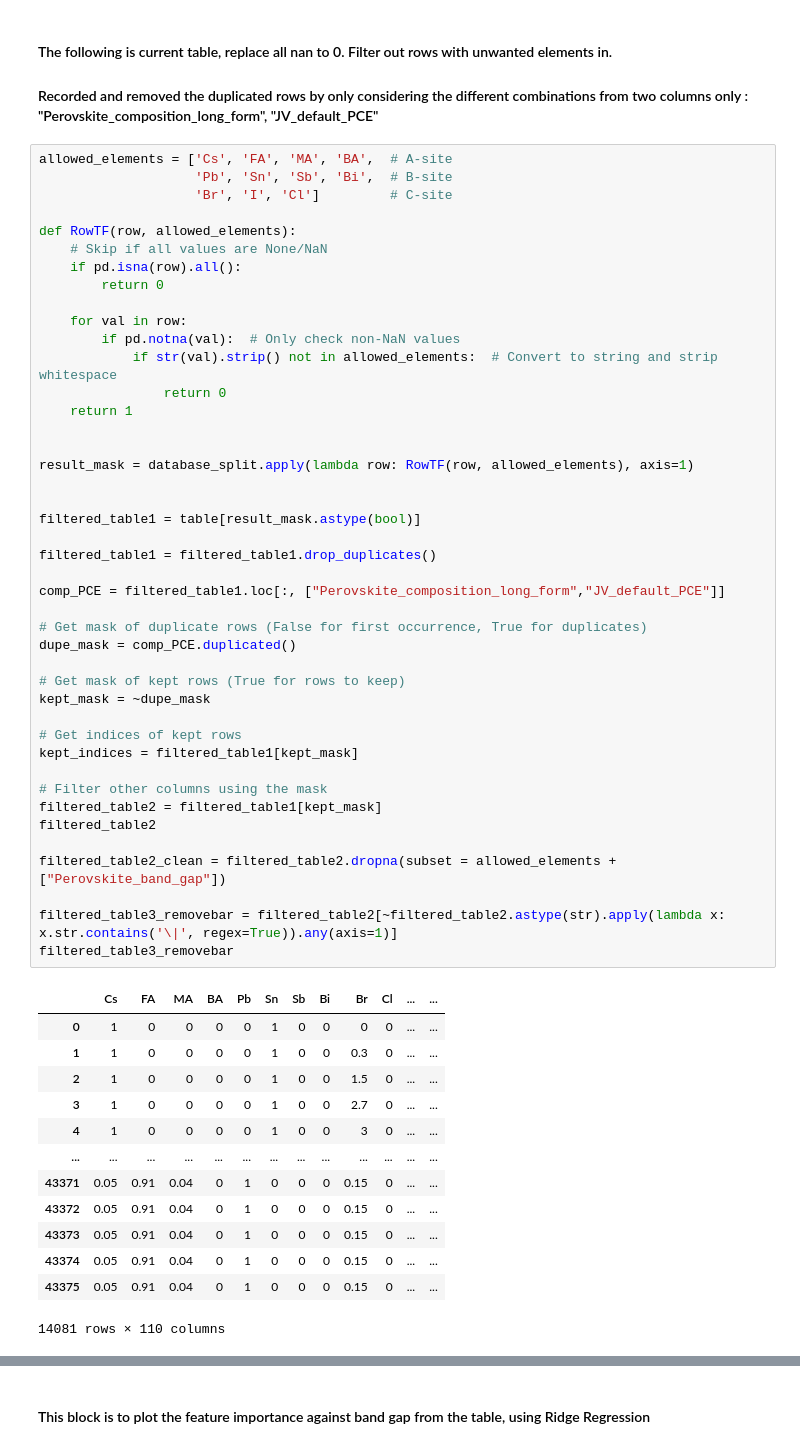
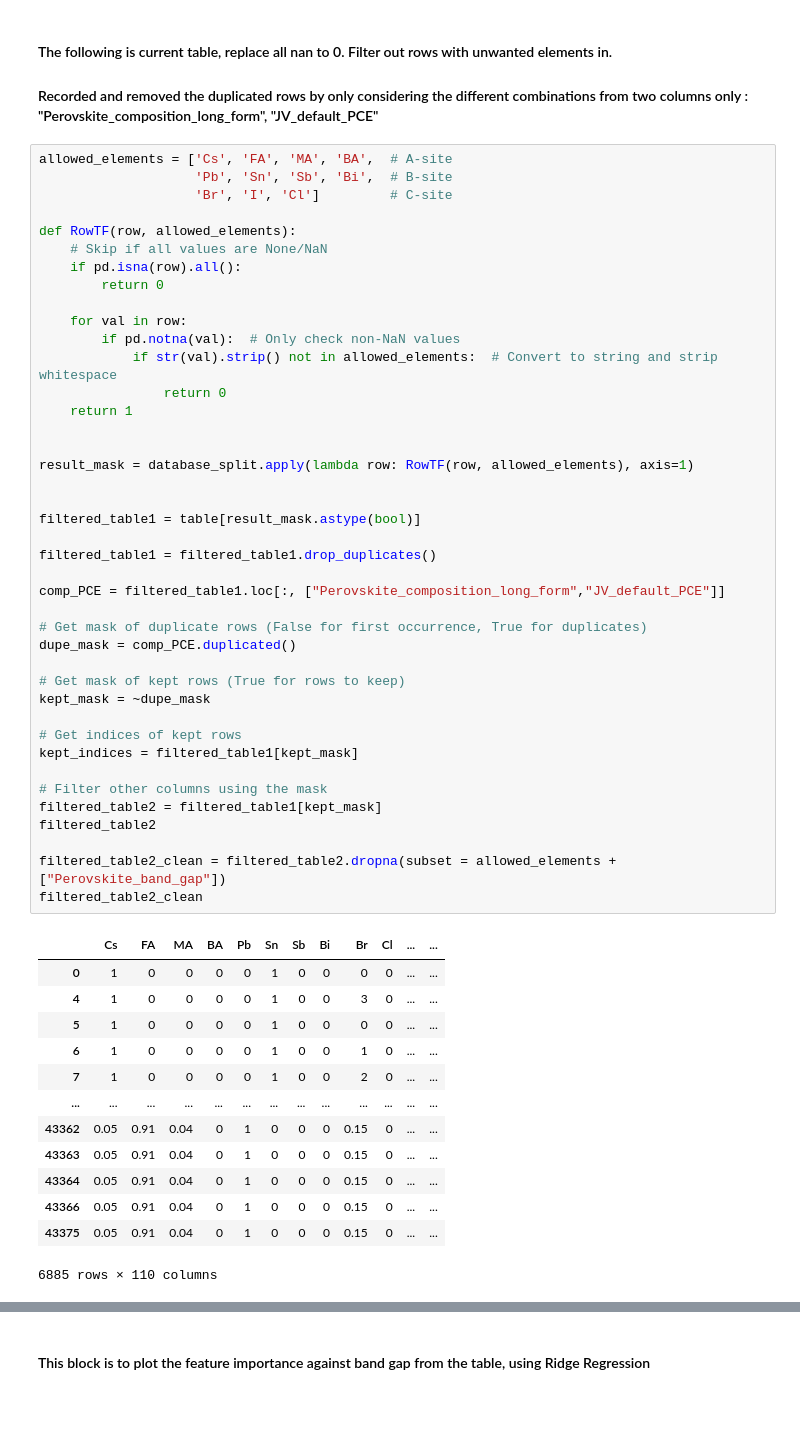
Before and after one commit to drcgreenland/PerovskiteML_project, a Jupyter notebook: replicating.ipynb, the cells around one changed output, grey strips where cells are left out. Saved outputs shown, nothing was run; the diff lists cells and outputs as text; blank space fills up the shorter version.

```diff
--- a/replicating.ipynb
+++ b/replicating.ipynb
@@ -414,44 +414,42 @@ def RowTF(row, allowed_elements):
                 return 0
     return 1
 
 
 result_mask = database_split.apply(lambda row: RowTF(row, allowed_elements), axis=1)
 
 
 filtered_table1 = table[result_mask.astype(bool)]
 
 filtered_table1 = filtered_table1.drop_duplicates()
 
 comp_PCE = filtered_table1.loc[:, ["Perovskite_composition_long_form","JV_default_PCE"]]
 
 # Get mask of duplicate rows (False for first occurrence, True for duplicates)
 dupe_mask = comp_PCE.duplicated()
 
 # Get mask of kept rows (True for rows to keep)
 kept_mask = ~dupe_mask
 
 # Get indices of kept rows
 kept_indices = filtered_table1[kept_mask]
 
 # Filter other columns using the mask
 filtered_table2 = filtered_table1[kept_mask]
 filtered_table2
 
 filtered_table2_clean = filtered_table2.dropna(subset = allowed_elements + ["Perovskite_band_gap"])
-
-filtered_table3_removebar = filtered_table2[~filtered_table2.astype(str).apply(lambda x: x.str.contains('\|', regex=True)).any(axis=1)]
-filtered_table3_removebar
+filtered_table2_clean
 # %% [output]
 |  | Cs | FA | MA | BA | Pb | Sn | Sb | Bi | Br | Cl | ... | ... |
 | 0 | 1 | 0 | 0 | 0 | 0 | 1 | 0 | 0 | 0 | 0 | ... | ... |
-| 1 | 1 | 0 | 0 | 0 | 0 | 1 | 0 | 0 | 0.3 | 0 | ... | ... |
-| 2 | 1 | 0 | 0 | 0 | 0 | 1 | 0 | 0 | 1.5 | 0 | ... | ... |
-| 3 | 1 | 0 | 0 | 0 | 0 | 1 | 0 | 0 | 2.7 | 0 | ... | ... |
 | 4 | 1 | 0 | 0 | 0 | 0 | 1 | 0 | 0 | 3 | 0 | ... | ... |
+| 5 | 1 | 0 | 0 | 0 | 0 | 1 | 0 | 0 | 0 | 0 | ... | ... |
+| 6 | 1 | 0 | 0 | 0 | 0 | 1 | 0 | 0 | 1 | 0 | ... | ... |
+| 7 | 1 | 0 | 0 | 0 | 0 | 1 | 0 | 0 | 2 | 0 | ... | ... |
 | ... | ... | ... | ... | ... | ... | ... | ... | ... | ... | ... | ... | ... |
-| 43371 | 0.05 | 0.91 | 0.04 | 0 | 1 | 0 | 0 | 0 | 0.15 | 0 | ... | ... |
-| 43372 | 0.05 | 0.91 | 0.04 | 0 | 1 | 0 | 0 | 0 | 0.15 | 0 | ... | ... |
-| 43373 | 0.05 | 0.91 | 0.04 | 0 | 1 | 0 | 0 | 0 | 0.15 | 0 | ... | ... |
-| 43374 | 0.05 | 0.91 | 0.04 | 0 | 1 | 0 | 0 | 0 | 0.15 | 0 | ... | ... |
+| 43362 | 0.05 | 0.91 | 0.04 | 0 | 1 | 0 | 0 | 0 | 0.15 | 0 | ... | ... |
+| 43363 | 0.05 | 0.91 | 0.04 | 0 | 1 | 0 | 0 | 0 | 0.15 | 0 | ... | ... |
+| 43364 | 0.05 | 0.91 | 0.04 | 0 | 1 | 0 | 0 | 0 | 0.15 | 0 | ... | ... |
+| 43366 | 0.05 | 0.91 | 0.04 | 0 | 1 | 0 | 0 | 0 | 0.15 | 0 | ... | ... |
 | 43375 | 0.05 | 0.91 | 0.04 | 0 | 1 | 0 | 0 | 0 | 0.15 | 0 | ... | ... |
-14081 rows × 110 columns
+6885 rows × 110 columns
```
Also changed, not shown: parts of 5 cells of this notebook.
